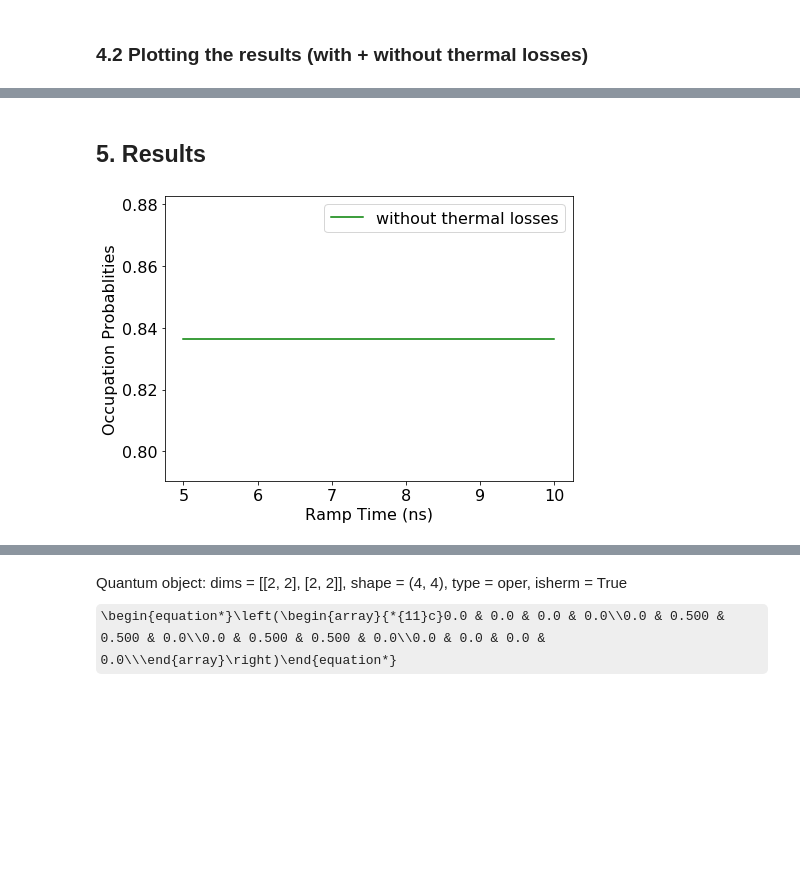
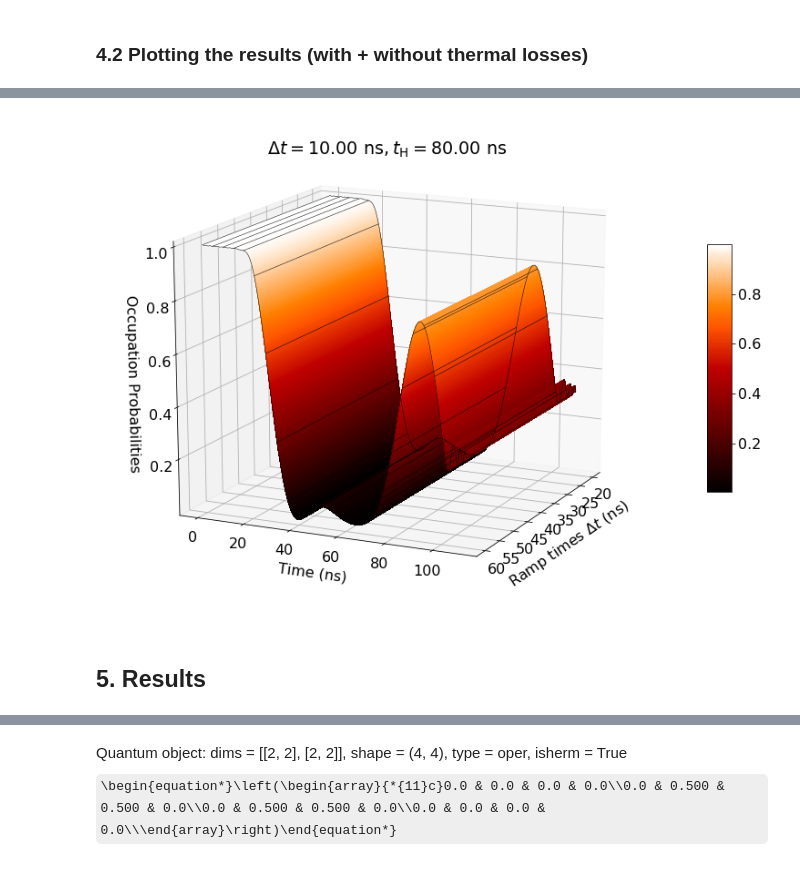
Before and after one commit to SoumyaShreeram/Qubit, a Jupyter notebook: control gates/Sending a smooth pulse (McKay).ipynb, the cells around one changed output, grey strips where cells are left out. Drawn from its saved outputs; the diff is of its cells as text; code cells hidden in the pictures; some formulas as TeX source; blank space fills up the shorter version.

```diff
--- a/control gates/Sending a smooth pulse (McKay).ipynb
+++ b/control gates/Sending a smooth pulse (McKay).ipynb
@@ -380,0 +442,20 @@ ramp_dt_array = evaluateHam(ramp_vals, True, i, no_ramps)
+# %%
+fig = plt.figure(figsize=(14,10))
+ax = fig.gca(projection='3d')
+
+X, Y = np.meshgrid((t_pulse[1]-t_pulse[0])+rampList, times)
+
+surf = ax.plot_surface(X, Y, np.transpose(ramp_dt_array), rstride=1, cstride=1, cmap=cm.gist_heat, linewidth=1, antialiased=False)
+
+surf2 = ax.plot_wireframe(X, Y, np.transpose(ramp_dt_array), rstride=40, cstride=40, color='k', linewidth=0.5)
+
+# Add a color bar, axis properties
+fig.colorbar(surf, shrink=0.5, aspect=10)
+ax.set_xlabel('\nRamp times' + r'$\ \Delta t$ (ns)')
+ax.set_ylabel('\nTime (ns)')
+ax.set_zlabel('\nOccupation Probabilities');
+ax.set_title(labelTimes(tr, th))
+ax.view_init(16, 25)
+plt.show()
+# %% [output]
+[figure, added]
@@ -381,13 +472,2 @@ ramp_dt_array = evaluateHam(ramp_vals, True, i, no_ramps)
 # %% [markdown]
 ## 5. Results
-# %%
-fig, ax = plt.subplots(1, 1, figsize=(7,5))
-
-ax.plot(rampList, ramp_dt_array, 'g', label="without thermal losses")
-#ax.plot(rampList, ramp_dt_array2, 'r', label="with thermal losses")
-ax.set_xlabel('Ramp Time (ns)')
-ax.set_ylabel('Occupation Probablities')
-ax.legend(loc="upper right")
-fig.tight_layout()
-# %% [output]
-[figure, removed]
```
Also changed, not shown: parts of 17 cells of this notebook, 1 other file.
